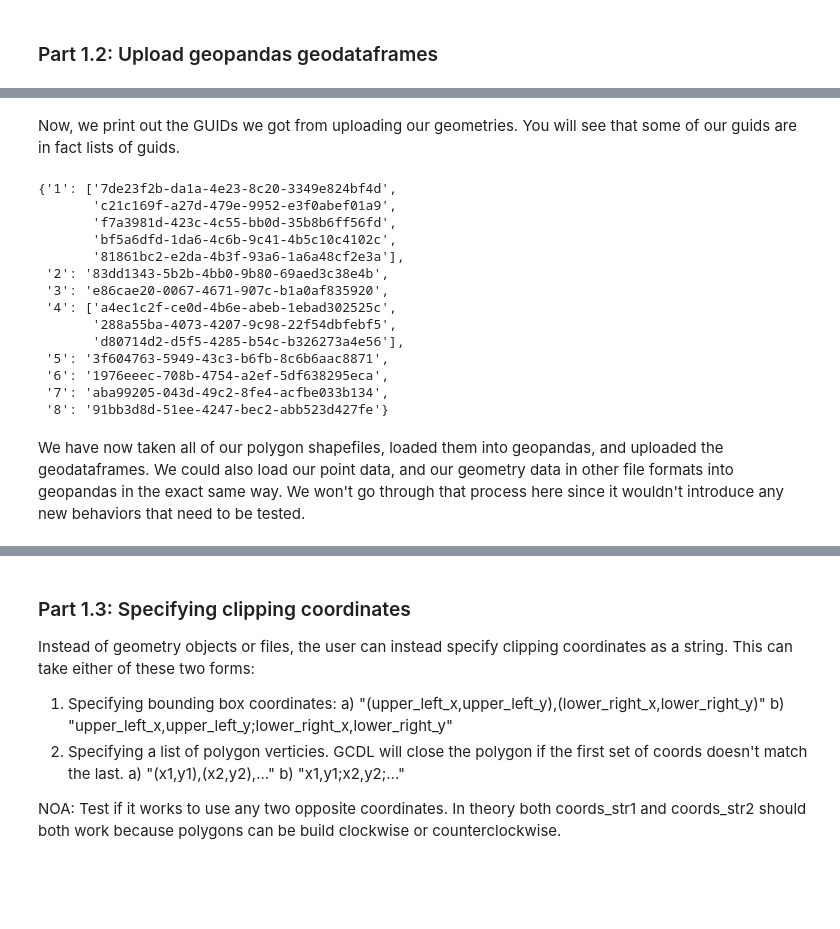
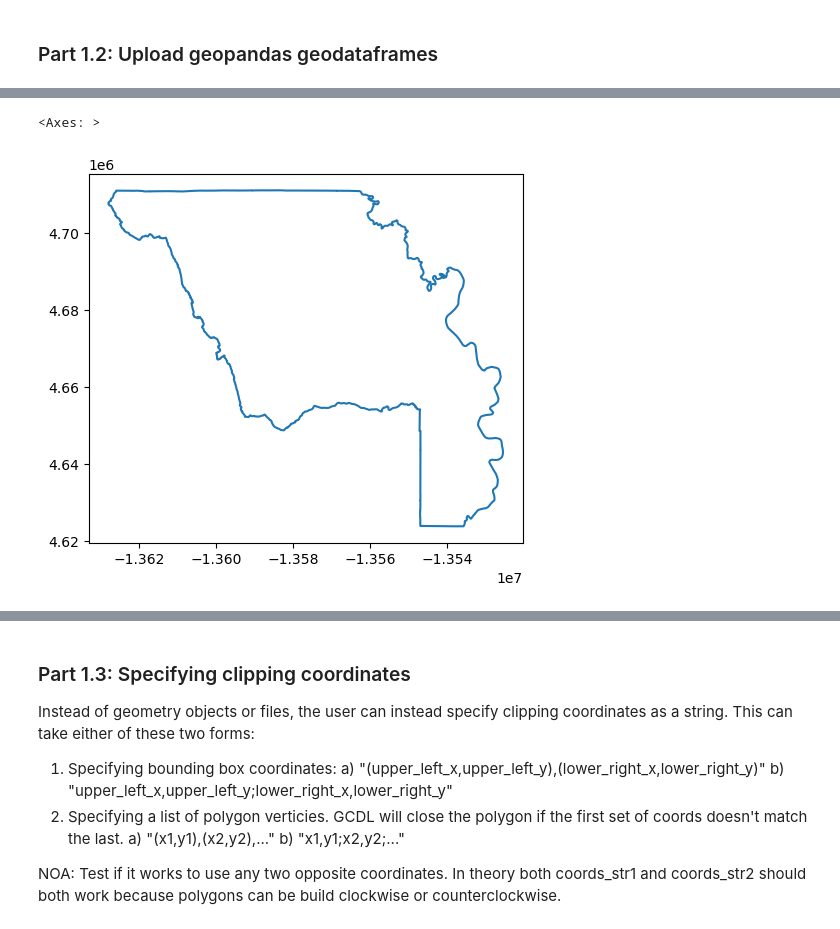
Before and after one commit to USDA-SCINet/pygcdl, a Jupyter notebook: informal_testing.ipynb, the cells around one changed output, grey strips where cells are left out. Cells and saved outputs as stored; diff of their text form; code cells hidden in the pictures; blank space fills up the shorter version.

```diff
--- a/informal_testing.ipynb
+++ b/informal_testing.ipynb
@@ -174,22 +112,10 @@ for i in range(1, 9):
-# %% [markdown]
-Now, we print out the GUIDs we got from uploading our geometries. You will see that some of our guids are in fact lists of guids.
-# %%
-# Print out guid values:
-pprint.pprint(guid_dict)
-# %% [output]
-{'1': ['7de23f2b-da1a-4e23-8c20-3349e824bf4d',
-       'c21c169f-a27d-479e-9952-e3f0abef01a9',
-       'f7a3981d-423c-4c55-bb0d-35b8b6ff56fd',
-       'bf5a6dfd-1da6-4c6b-9c41-4b5c10c4102c',
-       '81861bc2-e2da-4b3f-93a6-1a6a48cf2e3a'],
- '2': '83dd1343-5b2b-4bb0-9b80-69aed3c38e4b',
- '3': 'e86cae20-0067-4671-907c-b1a0af835920',
- '4': ['a4ec1c2f-ce0d-4b6e-abeb-1ebad302525c',
-       '288a55ba-4073-4207-9c98-22f54dbfebf5',
-       'd80714d2-d5f5-4285-b54c-b326273a4e56'],
- '5': '3f604763-5949-43c3-b6fb-8c6b6aac8871',
- '6': '1976eeec-708b-4754-a2ef-5df638295eca',
- '7': 'aba99205-043d-49c2-8fe4-acfbe033b134',
- '8': '91bb3d8d-51ee-4247-bec2-abb523d427fe'}
-# %% [markdown]
-We have now taken all of our polygon shapefiles, loaded them into geopandas, and uploaded the geodataframes. We could also load our point data, and our geometry data in other file formats into geopandas in the exact same way. We won't go through that process here since it wouldn't introduce any new behaviors that need to be tested.
+# %%
+# Read in files
+yolo_county = gpd.read_file(sample_data_dir / "yolo_county.zip")
+yolo_sac_counties = gpd.read_file(sample_data_dir / "yolo_sac_counties.zip")
+ventura_county = gpd.read_file(sample_data_dir / "ventura_county.zip")
+# %%
+yolo_county.boundary.plot()
+# %% [output]
+<Axes: >
+[figure, added]
```
Also changed, not shown: parts of 46 cells of this notebook.
